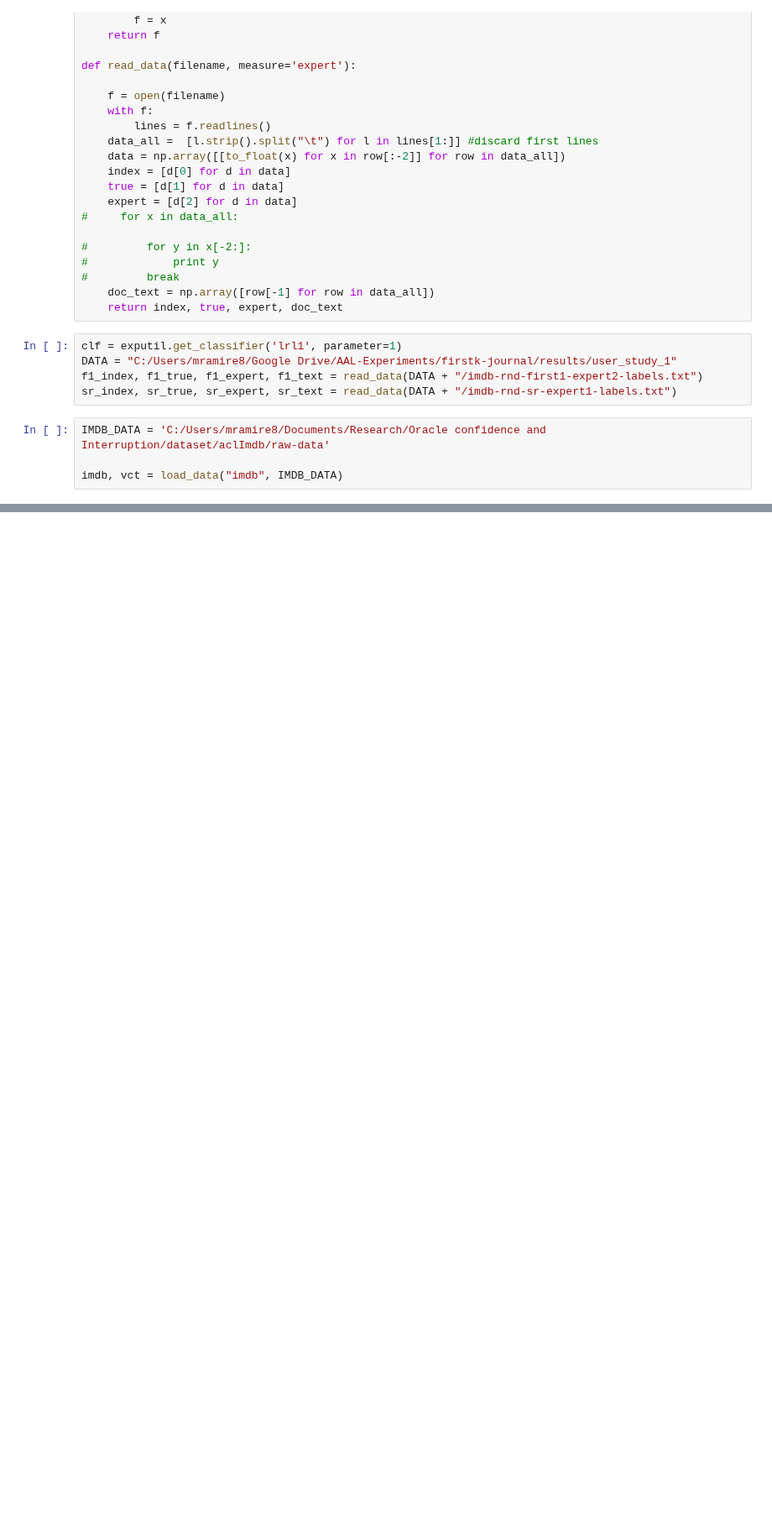
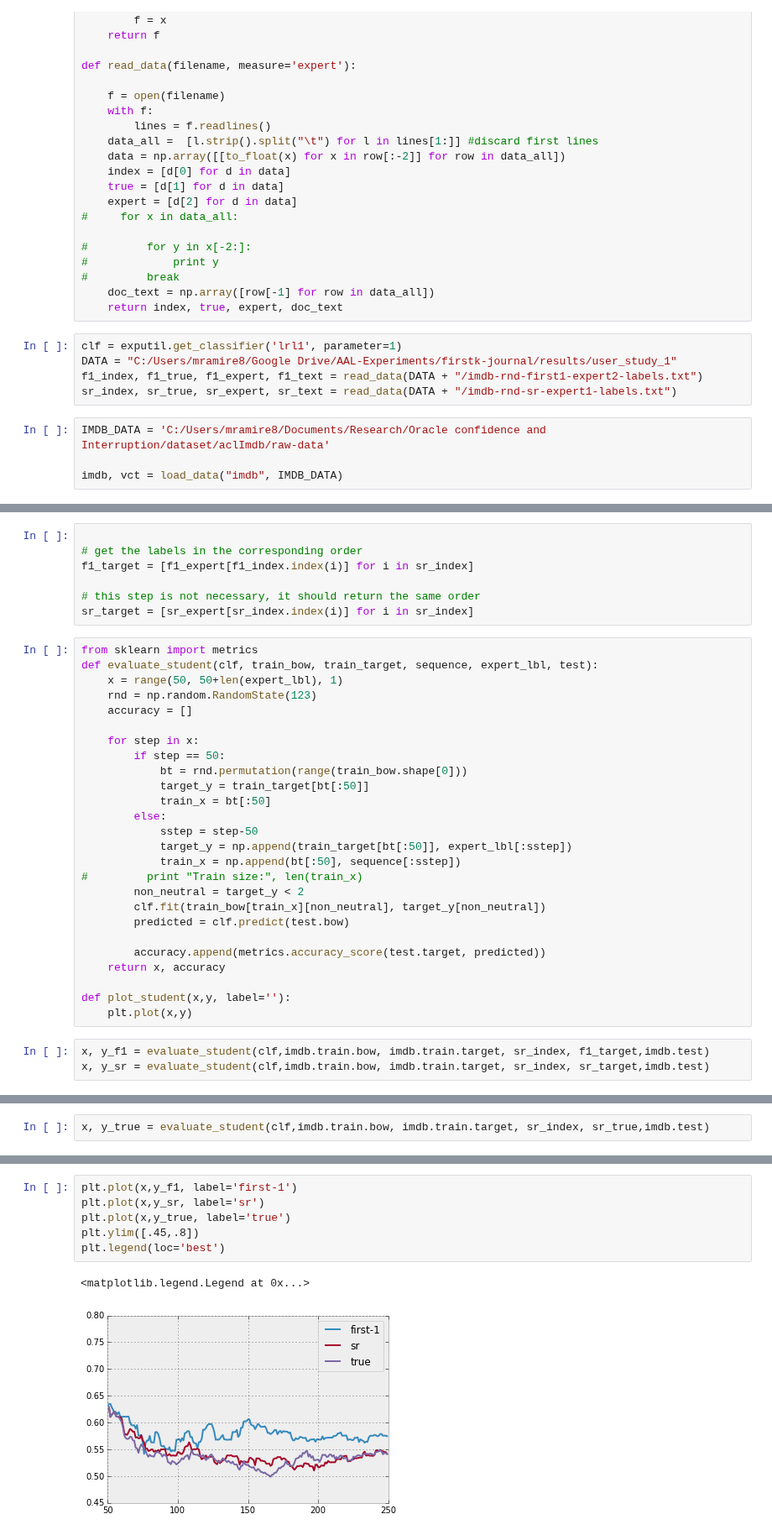
Before and after one commit to mramire8/notebooks, a Jupyter notebook: evaluate_student_user_study.ipynb, the cells around one changed output, grey strips where cells are left out. Shown at 84% size. Saved outputs shown, nothing was run; the diff lists cells and outputs as text; blank space fills up the shorter version.

Commit message:
evaluate user study

```diff
--- a/evaluate_student_user_study.ipynb
+++ b/evaluate_student_user_study.ipynb
@@ -139,0 +105,36 @@ From the filmmakers who brought us The March of the Penguins, I guess that came
+# %%
+
+# get the labels in the corresponding order
+f1_target = [f1_expert[f1_index.index(i)] for i in sr_index]
+
+# this step is not necessary, it should return the same order
+sr_target = [sr_expert[sr_index.index(i)] for i in sr_index]
+# %%
+from sklearn import metrics
+def evaluate_student(clf, train_bow, train_target, sequence, expert_lbl, test):
+    x = range(50, 50+len(expert_lbl), 1)
+    rnd = np.random.RandomState(123)
+    accuracy = []
+
+    for step in x:
+        if step == 50:
+            bt = rnd.permutation(range(train_bow.shape[0]))
+            target_y = train_target[bt[:50]]
+            train_x = bt[:50]
+        else:
+            sstep = step-50
+            target_y = np.append(train_target[bt[:50]], expert_lbl[:sstep])
+            train_x = np.append(bt[:50], sequence[:sstep])
+#         print "Train size:", len(train_x)
+        non_neutral = target_y < 2
+        clf.fit(train_bow[train_x][non_neutral], target_y[non_neutral])
+        predicted = clf.predict(test.bow)
+
+        accuracy.append(metrics.accuracy_score(test.target, predicted))
+    return x, accuracy
+
+def plot_student(x,y, label=''):
+    plt.plot(x,y)
+# %%
+x, y_f1 = evaluate_student(clf,imdb.train.bow, imdb.train.target, sr_index, f1_target,imdb.test)
+x, y_sr = evaluate_student(clf,imdb.train.bow, imdb.train.target, sr_index, sr_target,imdb.test)
@@ -139,0 +159,2 @@ From the filmmakers who brought us The March of the Penguins, I guess that came
+# %%
+x, y_true = evaluate_student(clf,imdb.train.bow, imdb.train.target, sr_index, sr_true,imdb.test)
@@ -139,0 +179,9 @@ From the filmmakers who brought us The March of the Penguins, I guess that came
+# %%
+plt.plot(x,y_f1, label='first-1')
+plt.plot(x,y_sr, label='sr')
+plt.plot(x,y_true, label='true')
+plt.ylim([.45,.8])
+plt.legend(loc='best')
+# %% [output]
+<matplotlib.legend.Legend at 0x...>
+[figure, added]
```
Also changed, not shown: parts of 8 cells of this notebook.
